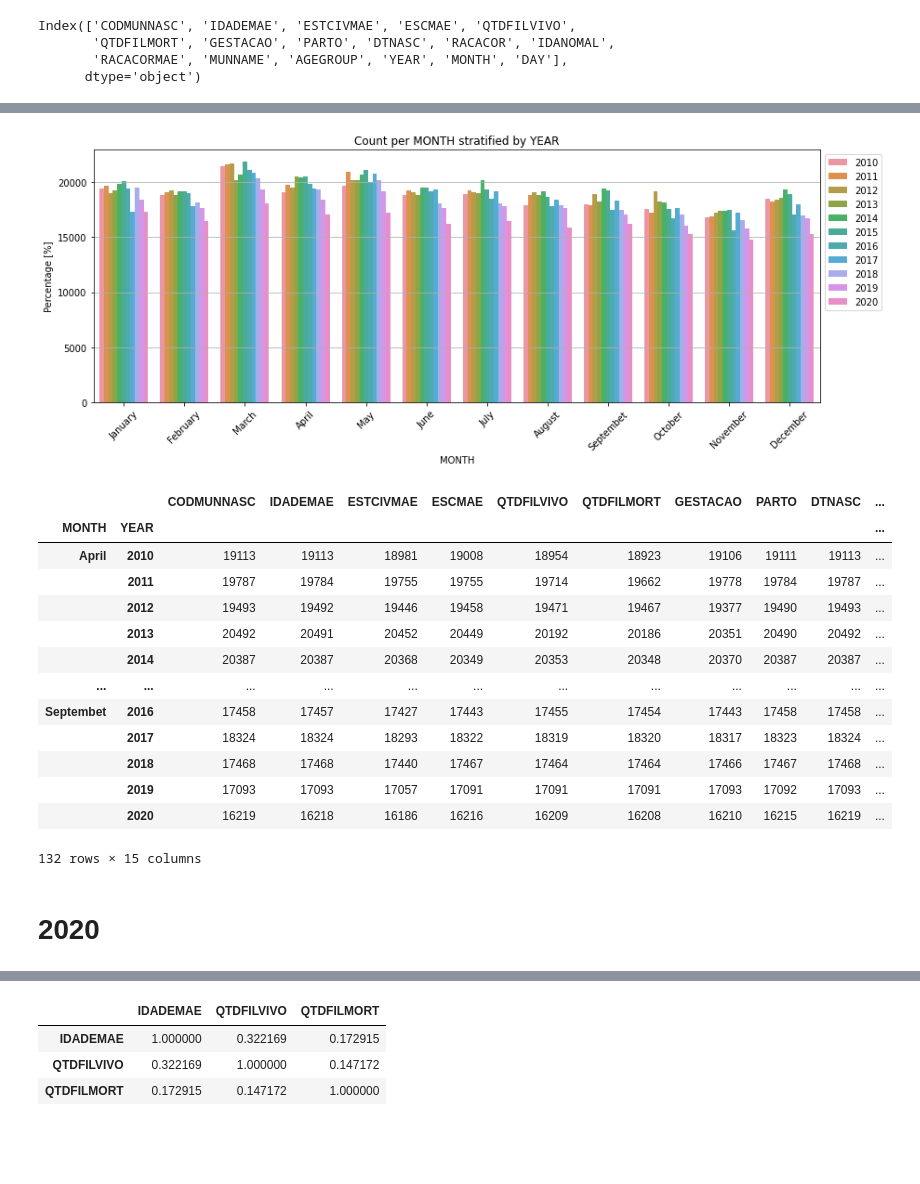
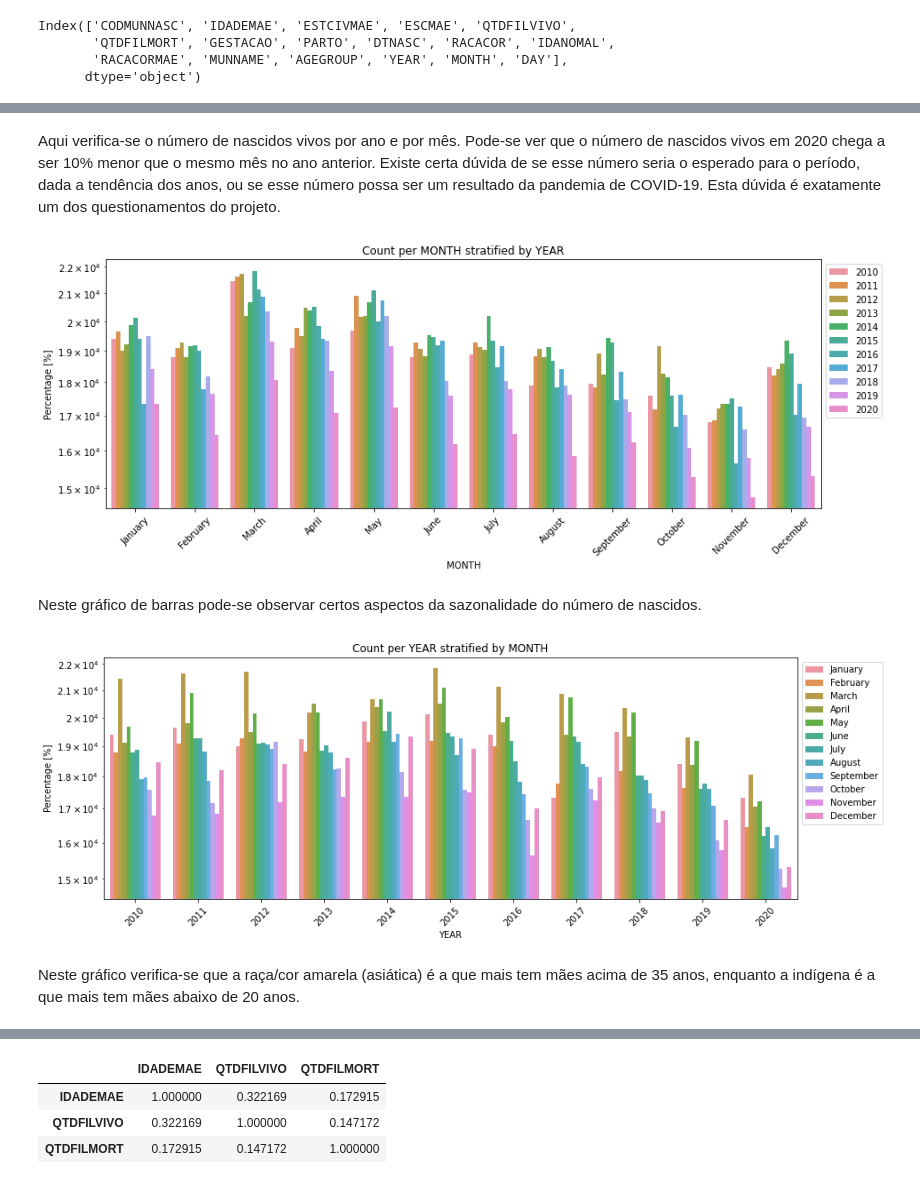
Before and after one commit to Kotzly/DS4H_Course, a Jupyter notebook: notebooks/DS4H_full.ipynb, the cells around one changed output, grey strips where cells are left out. Drawn from its saved outputs; the diff is of its cells as text; code cells hidden in the pictures; blank space fills up the shorter version.

```diff
--- a/notebooks/DS4H_full.ipynb
+++ b/notebooks/DS4H_full.ipynb
@@ -446,20 +345,14 @@ pct_plot(df, "YEAR", "PARTO", percentage=True)
+# %% [markdown]
+Aqui verifica-se o número de nascidos vivos por ano e por mês. Pode-se ver que o número de nascidos vivos em 2020 chega a ser 10% menor que o mesmo mês no ano anterior. Existe certa dúvida de se esse número seria o esperado para o período, dada a tendência dos anos, ou se esse número possa ser um resultado da pandemia de COVID-19. Esta dúvida é exatamente um dos questionamentos do projeto.
 # %%
-pct_plot(df, "MONTH", "YEAR", percentage=False)
+pct_plot(df, "MONTH", "YEAR", percentage=False, y_logscale=True);
 # %% [output]
-[figure, old version]
+[figure, new version]
-|  |  | CODMUNNASC | IDADEMAE | ESTCIVMAE | ESCMAE | QTDFILVIVO | QTDFILMORT | GESTACAO | PARTO | DTNASC | ... |
-| MONTH | YEAR |  |  |  |  |  |  |  |  |  | ... |
-| April | 2010 | 19113 | 19113 | 18981 | 19008 | 18954 | 18923 | 19106 | 19111 | 19113 | ... |
-|  | 2011 | 19787 | 19784 | 19755 | 19755 | 19714 | 19662 | 19778 | 19784 | 19787 | ... |
-|  | 2012 | 19493 | 19492 | 19446 | 19458 | 19471 | 19467 | 19377 | 19490 | 19493 | ... |
-|  | 2013 | 20492 | 20491 | 20452 | 20449 | 20192 | 20186 | 20351 | 20490 | 20492 | ... |
-|  | 2014 | 20387 | 20387 | 20368 | 20349 | 20353 | 20348 | 20370 | 20387 | 20387 | ... |
-| ... | ... | ... | ... | ... | ... | ... | ... | ... | ... | ... | ... |
-| Septembet | 2016 | 17458 | 17457 | 17427 | 17443 | 17455 | 17454 | 17443 | 17458 | 17458 | ... |
-|  | 2017 | 18324 | 18324 | 18293 | 18322 | 18319 | 18320 | 18317 | 18323 | 18324 | ... |
-|  | 2018 | 17468 | 17468 | 17440 | 17467 | 17464 | 17464 | 17466 | 17467 | 17468 | ... |
-|  | 2019 | 17093 | 17093 | 17057 | 17091 | 17091 | 17091 | 17093 | 17092 | 17093 | ... |
-|  | 2020 | 16219 | 16218 | 16186 | 16216 | 16209 | 16208 | 16210 | 16215 | 16219 | ... |
-132 rows × 15 columns
-# %% [markdown]
-# 2020
+# %% [markdown]
+Neste gráfico de barras pode-se observar certos aspectos da sazonalidade do número de nascidos.
+# %%
+pct_plot(df, "YEAR", "MONTH", percentage=False, y_logscale=True);
+# %% [output]
+[figure, added]
+# %% [markdown]
+Neste gráfico verifica-se que a raça/cor amarela (asiática) é a que mais tem mães acima de 35 anos, enquanto a indígena é a que mais tem mães abaixo de 20 anos.
```
Also changed, not shown: parts of 44 cells of this notebook.
